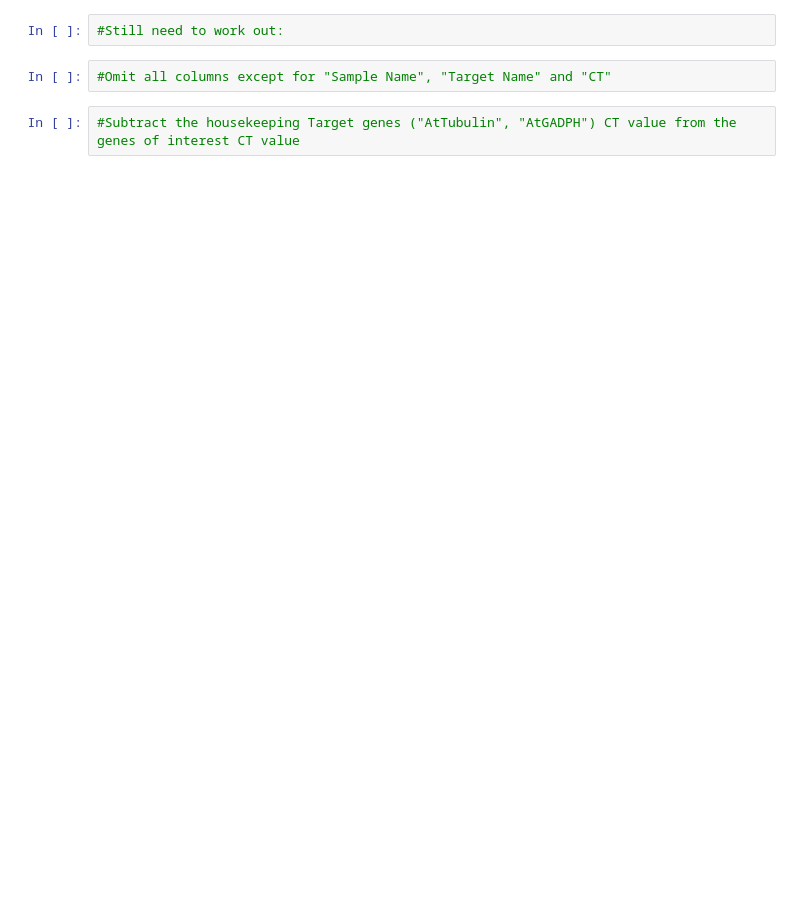
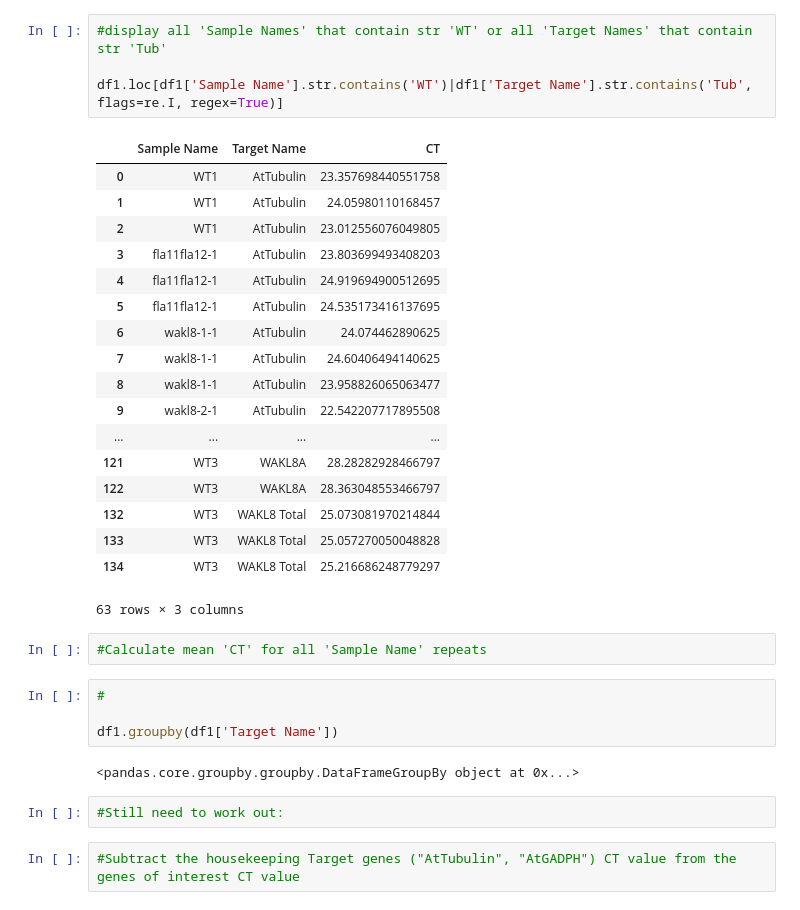
Before and after one commit to lukestafford81/Python-Practice, a Jupyter notebook: 20190705_Python_qPCR_Practice-Copy.ipynb, the cells around one changed output. Saved outputs shown, nothing was run; the diff lists cells and outputs as text; blank space fills up the shorter version.

```diff
--- a/20190705_Python_qPCR_Practice-Copy.ipynb
+++ b/20190705_Python_qPCR_Practice-Copy.ipynb
@@ -93,6 +113,35 @@ data.head()
+# %%
+#display all 'Sample Names' that contain str 'WT' or all 'Target Names' that contain str 'Tub'
+
+df1.loc[df1['Sample Name'].str.contains('WT')|df1['Target Name'].str.contains('Tub', flags=re.I, regex=True)]
+# %% [output]
+|  | Sample Name | Target Name | CT |
+| 0 | WT1 | AtTubulin | 23.357698440551758 |
+| 1 | WT1 | AtTubulin | 24.05980110168457 |
+| 2 | WT1 | AtTubulin | 23.012556076049805 |
+| 3 | fla11fla12-1 | AtTubulin | 23.803699493408203 |
+| 4 | fla11fla12-1 | AtTubulin | 24.919694900512695 |
+| 5 | fla11fla12-1 | AtTubulin | 24.535173416137695 |
+| 6 | wakl8-1-1 | AtTubulin | 24.074462890625 |
+| 7 | wakl8-1-1 | AtTubulin | 24.60406494140625 |
+| 8 | wakl8-1-1 | AtTubulin | 23.958826065063477 |
+| 9 | wakl8-2-1 | AtTubulin | 22.542207717895508 |
+| ... | ... | ... | ... |
+| 121 | WT3 | WAKL8A | 28.28282928466797 |
+| 122 | WT3 | WAKL8A | 28.363048553466797 |
+| 132 | WT3 | WAKL8 Total | 25.073081970214844 |
+| 133 | WT3 | WAKL8 Total | 25.057270050048828 |
+| 134 | WT3 | WAKL8 Total | 25.216686248779297 |
+63 rows × 3 columns
+# %%
+#Calculate mean 'CT' for all 'Sample Name' repeats
+# %%
+#
+
+df1.groupby(df1['Target Name'])
+# %% [output]
+<pandas.core.groupby.groupby.DataFrameGroupBy object at 0x...>
 # %%
 #Still need to work out:
-# %%
-#Omit all columns except for "Sample Name", "Target Name" and "CT"
 # %%
 #Subtract the housekeeping Target genes ("AtTubulin", "AtGADPH") CT value from the genes of interest CT value
```
Also changed, not shown: parts of 16 cells of this notebook.
